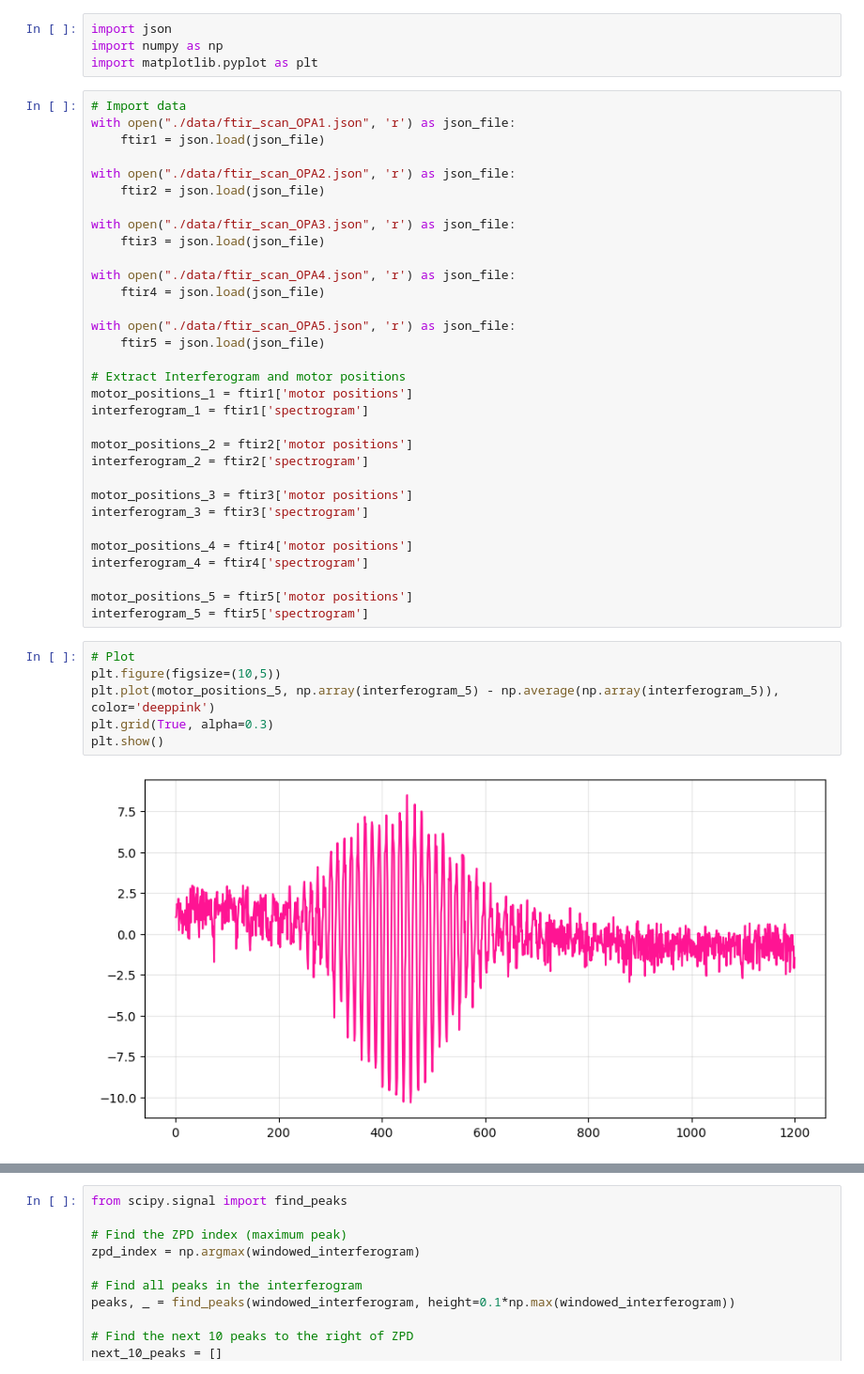
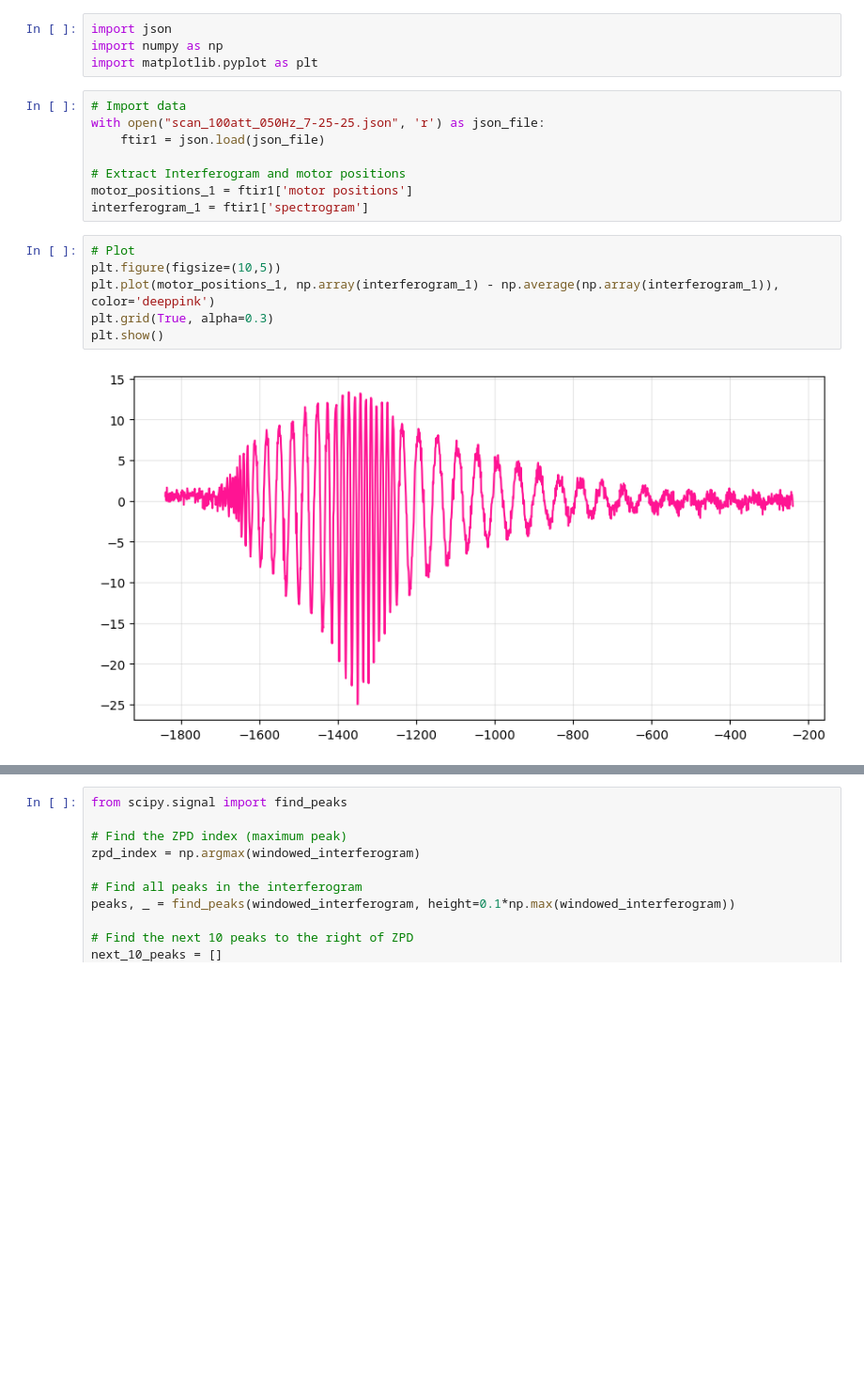
Before and after one commit to LEAP-OSU/FTIR_scan, a Jupyter notebook: FTIR_post_processing.ipynb, the cells around one changed output, grey strips where cells are left out. Shown: that part at 94% size. Saved outputs shown, nothing was run; the diff lists cells and outputs as text; blank space fills up the shorter version.

Commit message:
more scans

```diff
--- a/FTIR_post_processing.ipynb
+++ b/FTIR_post_processing.ipynb
@@ -4,43 +4,19 @@ import numpy as np
 import matplotlib.pyplot as plt
 # %%
 # Import data
-with open("./data/ftir_scan_OPA1.json", 'r') as json_file:
+with open("scan_100att_050Hz_7-25-25.json", 'r') as json_file:
     ftir1 = json.load(json_file)
-
-with open("./data/ftir_scan_OPA2.json", 'r') as json_file:
-    ftir2 = json.load(json_file)
-
-with open("./data/ftir_scan_OPA3.json", 'r') as json_file:
-    ftir3 = json.load(json_file)
-
-with open("./data/ftir_scan_OPA4.json", 'r') as json_file:
-    ftir4 = json.load(json_file)
-
-with open("./data/ftir_scan_OPA5.json", 'r') as json_file:
-    ftir5 = json.load(json_file)
 
 # Extract Interferogram and motor positions
 motor_positions_1 = ftir1['motor positions']
 interferogram_1 = ftir1['spectrogram']
-
-motor_positions_2 = ftir2['motor positions']
-interferogram_2 = ftir2['spectrogram']
-
-motor_positions_3 = ftir3['motor positions']
-interferogram_3 = ftir3['spectrogram']
-
-motor_positions_4 = ftir4['motor positions']
-interferogram_4 = ftir4['spectrogram']
-
-motor_positions_5 = ftir5['motor positions']
-interferogram_5 = ftir5['spectrogram']
 # %%
 # Plot
 plt.figure(figsize=(10,5))
-plt.plot(motor_positions_5, np.array(interferogram_5) - np.average(np.array(interferogram_5)), color='deeppink')
+plt.plot(motor_positions_1, np.array(interferogram_1) - np.average(np.array(interferogram_1)), color='deeppink')
 plt.grid(True, alpha=0.3)
 plt.show()
 # %% [output]
-[figure, old version]
+[figure, new version]
 # %%
 # if the interferogram is even pad it to center the zpd
```
Also changed, not shown: parts of 6 cells of this notebook, 6 other files.
